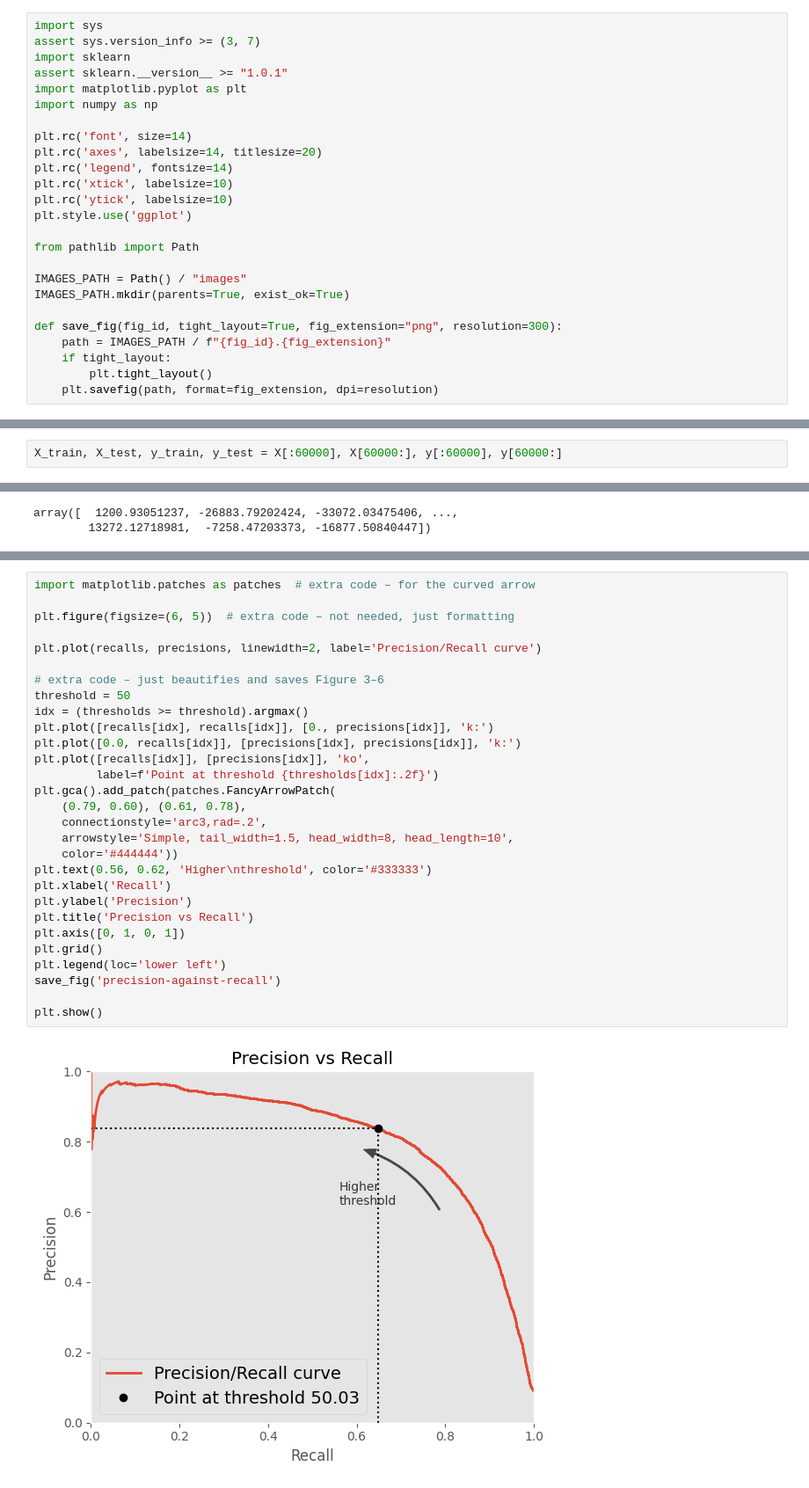
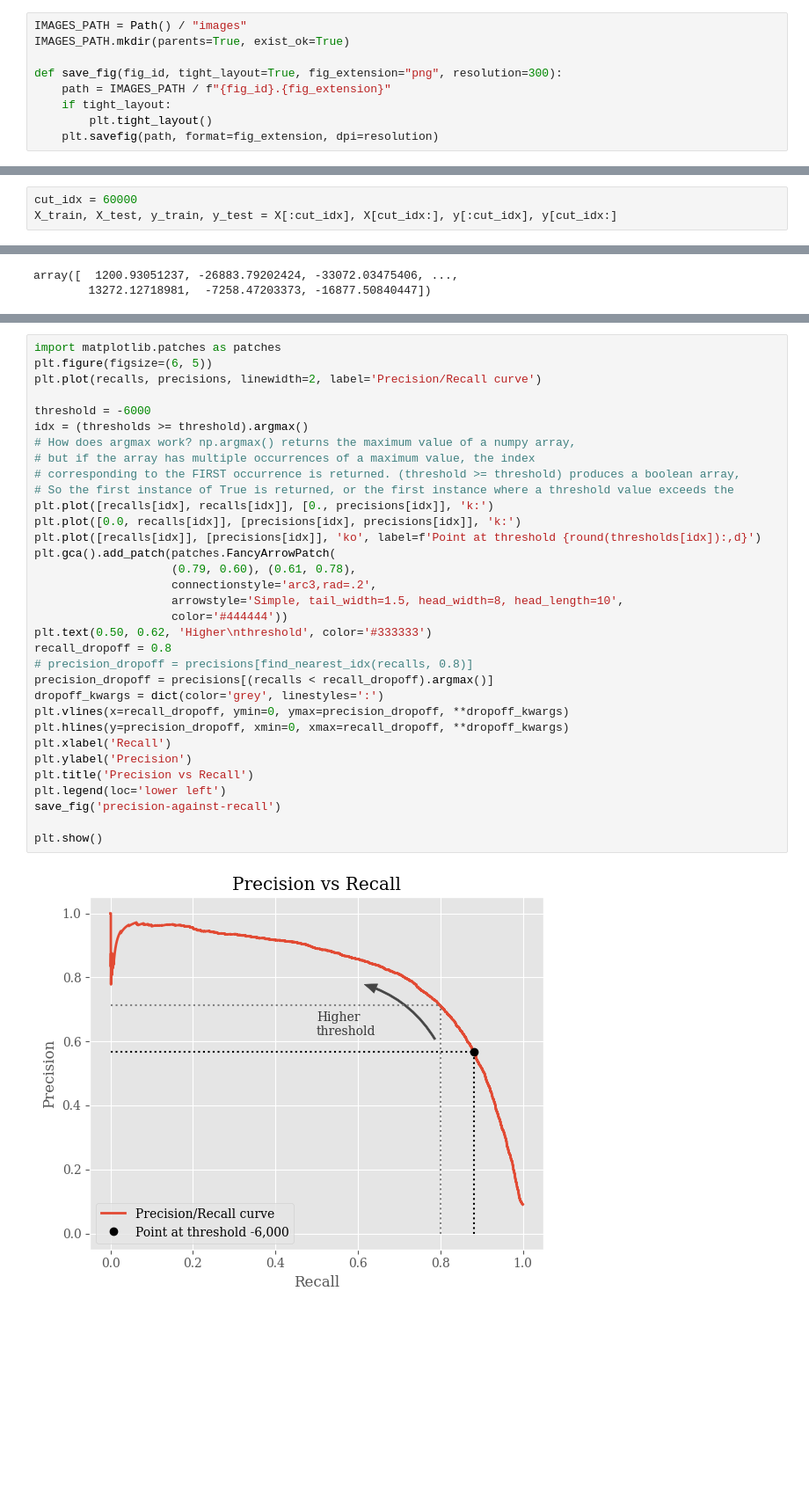
Before and after one commit to cemenenkoff/ml-classification, a Jupyter notebook: classification.ipynb, the cells around one changed output, grey strips where cells are left out. Shown at 88% size. Saved outputs shown, nothing was run; the diff lists cells and outputs as text; blank space fills up the shorter version.

```diff
--- a/classification.ipynb
+++ b/classification.ipynb
@@ -5,20 +26,4 @@ The most common supervised learning tasks are *regression* (predicting values) a
 # %%
-import sys
-assert sys.version_info >= (3, 7)
-import sklearn
-assert sklearn.__version__ >= "1.0.1"
-import matplotlib.pyplot as plt
-import numpy as np
-
-plt.rc('font', size=14)
-plt.rc('axes', labelsize=14, titlesize=20)
-plt.rc('legend', fontsize=14)
-plt.rc('xtick', labelsize=10)
-plt.rc('ytick', labelsize=10)
-plt.style.use('ggplot')
-
-from pathlib import Path
-
 IMAGES_PATH = Path() / "images"
 IMAGES_PATH.mkdir(parents=True, exist_ok=True)
 
@@ -100,3 +113,4 @@ We should always create a test set and set it aside before inspecting the data c
 # %%
-X_train, X_test, y_train, y_test = X[:60000], X[60000:], y[:60000], y[60000:]
+cut_idx = 60000
+X_train, X_test, y_train, y_test = X[:cut_idx], X[cut_idx:], y[:cut_idx], y[cut_idx:]
 # %% [markdown]
@@ -350,31 +373,35 @@ Notice that precision actually decreases! Another way to evaluate precision vs r
 # %%
-import matplotlib.patches as patches  # extra code – for the curved arrow
-
-plt.figure(figsize=(6, 5))  # extra code – not needed, just formatting
-
+import matplotlib.patches as patches
+plt.figure(figsize=(6, 5))
 plt.plot(recalls, precisions, linewidth=2, label='Precision/Recall curve')
 
-# extra code – just beautifies and saves Figure 3–6
-threshold = 50
+threshold = -6000
 idx = (thresholds >= threshold).argmax()
+# How does argmax work? np.argmax() returns the maximum value of a numpy array,
+# but if the array has multiple occurrences of a maximum value, the index
+# corresponding to the FIRST occurrence is returned. (threshold >= threshold) produces a boolean array,
+# So the first instance of True is returned, or the first instance where a threshold value exceeds the
 plt.plot([recalls[idx], recalls[idx]], [0., precisions[idx]], 'k:')
 plt.plot([0.0, recalls[idx]], [precisions[idx], precisions[idx]], 'k:')
-plt.plot([recalls[idx]], [precisions[idx]], 'ko',
-         label=f'Point at threshold {thresholds[idx]:.2f}')
+plt.plot([recalls[idx]], [precisions[idx]], 'ko', label=f'Point at threshold {round(thresholds[idx]):,d}')
 plt.gca().add_patch(patches.FancyArrowPatch(
-    (0.79, 0.60), (0.61, 0.78),
-    connectionstyle='arc3,rad=.2',
-    arrowstyle='Simple, tail_width=1.5, head_width=8, head_length=10',
-    color='#444444'))
-plt.text(0.56, 0.62, 'Higher\nthreshold', color='#333333')
+                    (0.79, 0.60), (0.61, 0.78),
+                    connectionstyle='arc3,rad=.2',
+                    arrowstyle='Simple, tail_width=1.5, head_width=8, head_length=10',
+                    color='#444444'))
+plt.text(0.50, 0.62, 'Higher\nthreshold', color='#333333')
+recall_dropoff = 0.8
+# precision_dropoff = precisions[find_nearest_idx(recalls, 0.8)]
+precision_dropoff = precisions[(recalls < recall_dropoff).argmax()]
+dropoff_kwargs = dict(color='grey', linestyles=':')
+plt.vlines(x=recall_dropoff, ymin=0, ymax=precision_dropoff, **dropoff_kwargs)
+plt.hlines(y=precision_dropoff, xmin=0, xmax=recall_dropoff, **dropoff_kwargs)
 plt.xlabel('Recall')
 plt.ylabel('Precision')
 plt.title('Precision vs Recall')
-plt.axis([0, 1, 0, 1])
-plt.grid()
 plt.legend(loc='lower left')
 save_fig('precision-against-recall')
 
 plt.show()
 # %% [output]
-[figure, old version]
+[figure, new version]
```
Also changed, not shown: parts of 66 cells of this notebook, 5 other files.
